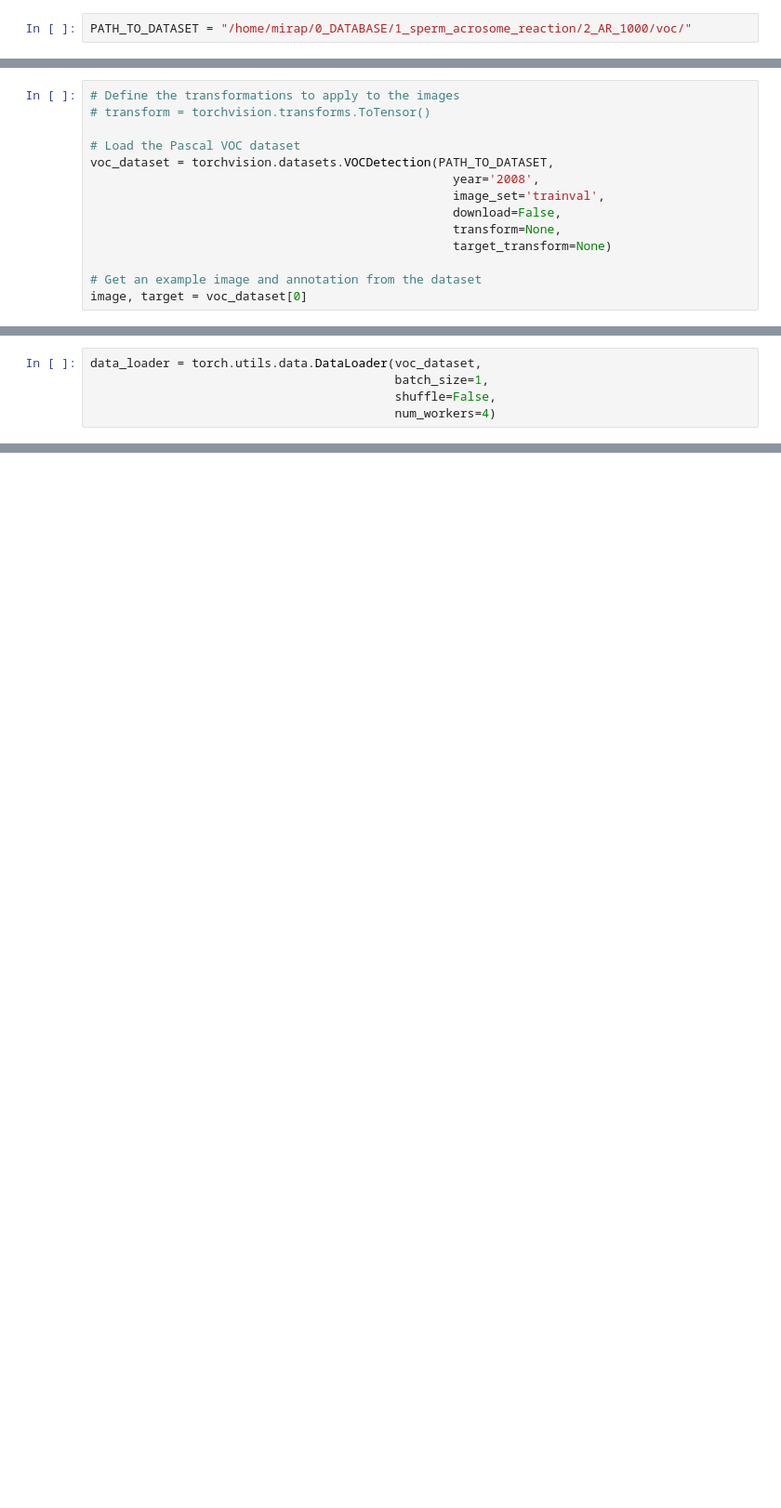
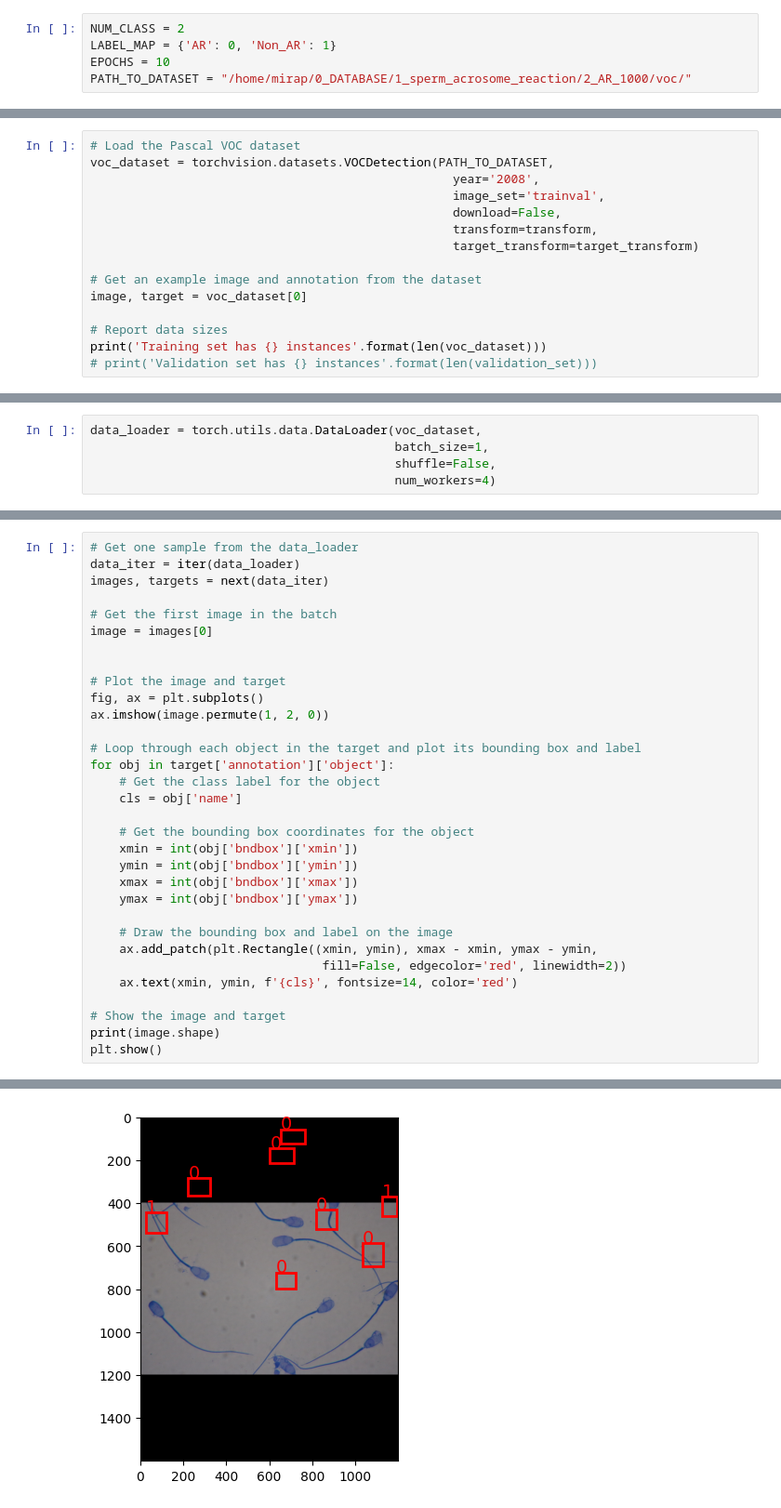
Before and after one commit to boguss1225/object_detection_torch_vision, a Jupyter notebook: Custom_DNN_test.ipynb, the cells around one changed output, grey strips where cells are left out. Shown at 93% size. Drawn from its saved outputs; the diff is of its cells as text; blank space fills up the shorter version.

```diff
--- a/Custom_DNN_test.ipynb
+++ b/Custom_DNN_test.ipynb
@@ -13,6 +13,9 @@ os.environ["CUDA_VISIBLE_DEVICES"]="0"
 # %% [markdown]
 ### Configure Path
 # %%
+NUM_CLASS = 2
+LABEL_MAP = {'AR': 0, 'Non_AR': 1}
+EPOCHS = 10
 PATH_TO_DATASET = "/home/mirap/0_DATABASE/1_sperm_acrosome_reaction/2_AR_1000/voc/"
 # %%
 # If you want to adjust num_workers, then check avaliable CPU cores.
@@ -32,14 +51,15 @@ Number of available CPU cores: 91
 # %%
-# Define the transformations to apply to the images
-# transform = torchvision.transforms.ToTensor()
-
 # Load the Pascal VOC dataset
 voc_dataset = torchvision.datasets.VOCDetection(PATH_TO_DATASET,
                                                   year='2008',
                                                   image_set='trainval',
                                                   download=False,
-                                                  transform=None,
-                                                  target_transform=None)
+                                                  transform=transform,
+                                                  target_transform=target_transform)
 
 # Get an example image and annotation from the dataset
 image, target = voc_dataset[0]
+
+# Report data sizes
+print('Training set has {} instances'.format(len(voc_dataset)))
+# print('Validation set has {} instances'.format(len(validation_set)))
@@ -78,0 +75,33 @@ data_loader = torch.utils.data.DataLoader(voc_dataset,
+# %%
+# Get one sample from the data_loader
+data_iter = iter(data_loader)
+images, targets = next(data_iter)
+
+# Get the first image in the batch
+image = images[0]
+
+
+# Plot the image and target
+fig, ax = plt.subplots()
+ax.imshow(image.permute(1, 2, 0))
+
+# Loop through each object in the target and plot its bounding box and label
+for obj in target['annotation']['object']:
+    # Get the class label for the object
+    cls = obj['name']
+
+    # Get the bounding box coordinates for the object
+    xmin = int(obj['bndbox']['xmin'])
+    ymin = int(obj['bndbox']['ymin'])
+    xmax = int(obj['bndbox']['xmax'])
+    ymax = int(obj['bndbox']['ymax'])
+
+    # Draw the bounding box and label on the image
+    ax.add_patch(plt.Rectangle((xmin, ymin), xmax - xmin, ymax - ymin,
+                                fill=False, edgecolor='red', linewidth=2))
+    ax.text(xmin, ymin, f'{cls}', fontsize=14, color='red')
+
+# Show the image and target
+print(image.shape)
+plt.show()
+# %% [output]
@@ -78,0 +109 @@ data_loader = torch.utils.data.DataLoader(voc_dataset,
+[figure, added]
```
Also changed, not shown: parts of 16 cells of this notebook.
